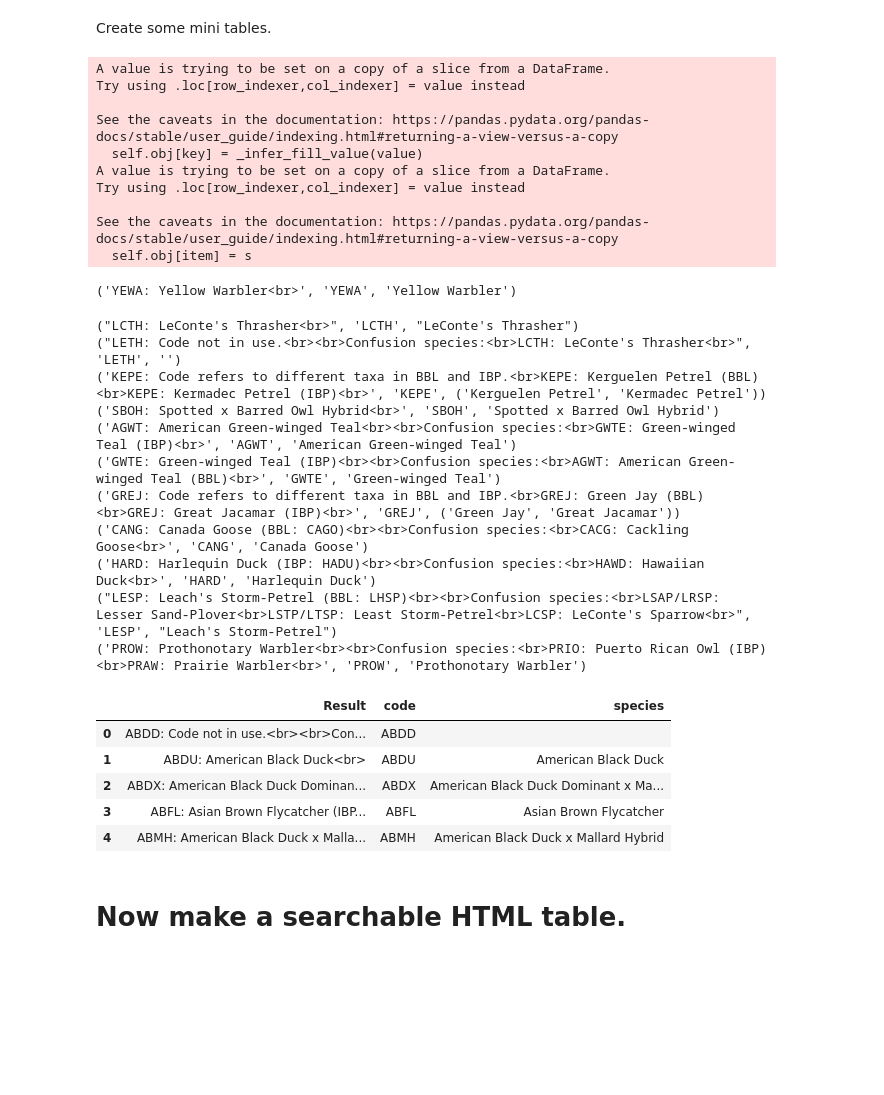
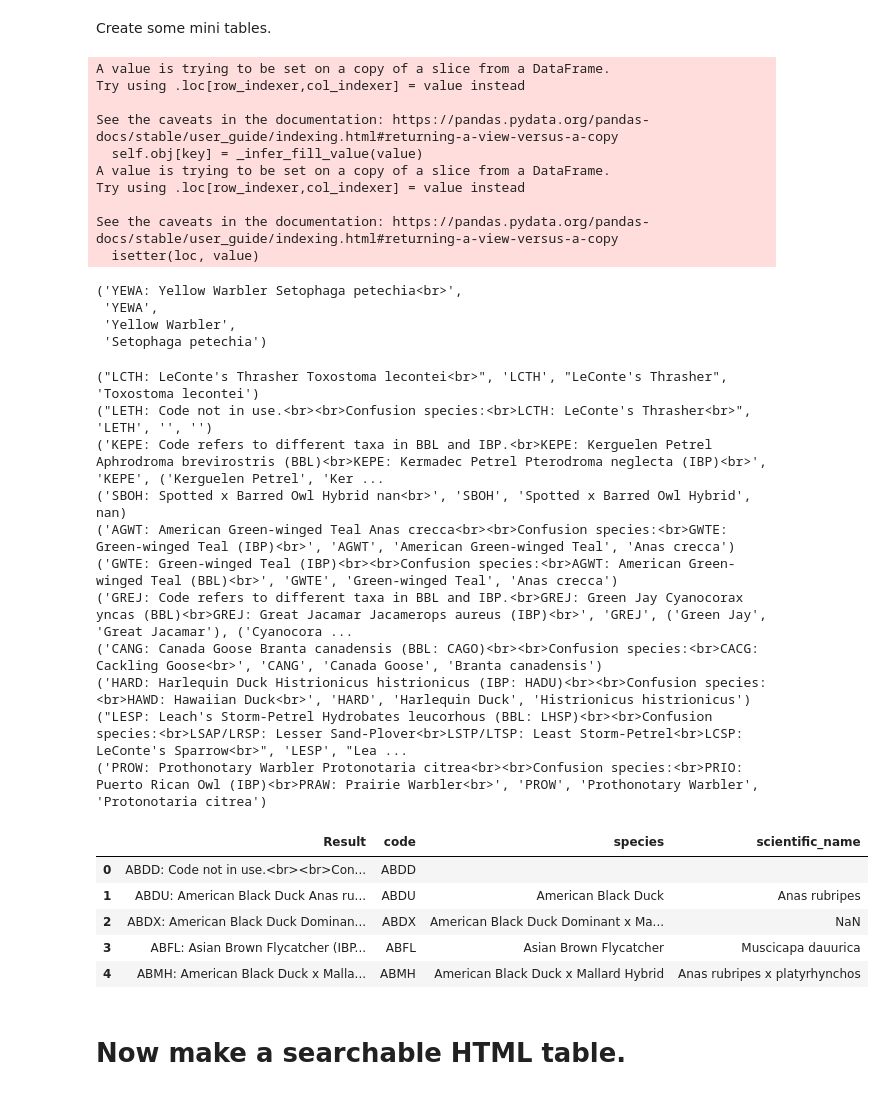
Before and after one commit to rhine3/goldeneye, a Jupyter notebook: src/alpha-code-prep.ipynb, the cells around one changed output. Cells and saved outputs as stored; diff of their text form; code cells hidden in the pictures; blank space fills up the shorter version.

Commit message:
Added scientific name

```diff
--- a/src/alpha-code-prep.ipynb
+++ b/src/alpha-code-prep.ipynb
@@ -469,9 +469,9 @@ for a in expected_codes_bbl:
 # %% [markdown]
 Create some mini tables.
 # %%
-ibp_df = ibp_table[['true_alpha', 'display_name', 'expected_alpha']]
+ibp_df = ibp_table[['true_alpha', 'display_name', 'scientific_name', 'expected_alpha']]
 ibp_df.loc[:, 'authority'] = 'ibp'
-bbl_df = bbl_table[['true_alpha', 'display_name', 'expected_alpha']]
+bbl_df = bbl_table[['true_alpha', 'display_name', 'scientific_name', 'expected_alpha']]
 bbl_df.loc[:, 'authority'] = 'bbl'
 # %% [output]
 A value is trying to be set on a copy of a slice from a DataFrame.
@@ -483,7 +483,7 @@ A value is trying to be set on a copy of a slice from a DataFrame.
 Try using .loc[row_indexer,col_indexer] = value instead
 
 See the caveats in the documentation: https://pandas.pydata.org/pandas-docs/stable/user_guide/indexing.html#returning-a-view-versus-a-copy
-  self.obj[item] = s
+  isetter(loc, value)
 # %%
 def code_search(term, print_result=True, sep='<br>'):
     #sep="\n" is another possibility
@@ -517,16 +517,18 @@ def code_search(term, print_result=True, sep='<br>'):
         # e.g. YEWA
         # If both refer to the same species
         if len(where_used.display_name.unique()) == 1:
-            print_string += f"{term}: {where_used.display_name.values[0]}{sep}"
+            print_string += f"{term}: {where_used.display_name.values[0]} {where_used.scientific_name.values[0]}{sep}"
             species = where_used.display_name.values[0]
+            scientific_name = where_used.scientific_name.values[0]
 
         # If it differs between the two
         else:
             # e.g. KEPE
             print_string += (f"{term}: Code refers to different taxa in BBL and IBP.{sep}")
-            print_string += f"{term}: {where_used.display_name.values[0]} ({where_used.authority.values[0].upper()}){sep}"
-            print_string += f"{term}: {where_used.display_name.values[1]} ({where_used.authority.values[1].upper()}){sep}"
+            print_string += f"{term}: {where_used.display_name.values[0]} {where_used.scientific_name.values[0]} ({where_used.authority.values[0].upper()}){sep}"
+            print_string += f"{term}: {where_used.display_name.values[1]} {where_used.scientific_name.values[1]} ({where_used.authority.values[1].upper()}){sep}"
             species = where_used.display_name.values[0], where_used.display_name.values[1]
+            scientific_name = where_used.scientific_name.values[0], where_used.scientific_name.values[1]
 
     # If only one authority uses the code for one species
     elif where_used.shape[0] == 1:
@@ -540,12 +542,14 @@ def code_search(term, print_result=True, sep='<br>'):
         if different_code.shape[0] == 0:
             print_string += f"{term}: {where_used.display_name.values[0]} ({where_used.authority.values[0].upper()}){sep}"
             species = where_used.display_name.values[0]
+            scientific_name = where_used.scientific_name.values[0]
 
         # If that species does appear in the other authority under a different code
         # e.g. CANG
         else:
-            print_string += f"{term}: {where_used.display_name.values[0]} ({different_code.authority.values[0].upper()}: {different_code.true_alpha.values[0].upper()}){sep}"
+            print_string += f"{term}: {where_used.display_name.values[0]} {where_used.scientific_name.values[0]} ({different_code.authority.values[0].upper()}: {different_code.true_alpha.values[0].upper()}){sep}"
             species = where_used.display_name.values[0]
+            scientific_name = where_used.scientific_name.values[0]
             #print_string += f"{term}: {where_used.display_name.values[0]} ({where_used.authority.values[0].upper()}){sep}"
             #print_string += f"[{different_code.true_alpha.values[0]}: {where_used.display_name.values[0]} ({different_code.authority.values[0].upper()})]{sep}"
             #print_string += f"({different_code.authority.values[0].upper()} code for {where_used.display_name.values[0]}: {different_code.true_alpha.values[0]}){sep}"
@@ -557,6 +561,7 @@ def code_search(term, print_result=True, sep='<br>'):
         if all_all.shape[0] > 0:
             print_string += f"{term}: Code not in use.{sep}"
             species = ''
+            scientific_name = ''
         else:
             print_string += f"{term}: Code not found.{sep}"
             return False, False
@@ -595,10 +600,13 @@ def code_search(term, print_result=True, sep='<br>'):
     #if print_result:
     #    print(print_string)
 
-    return print_string, term, species
+    return print_string, term, species, scientific_name
 code_search('yewa')
 # %% [output]
-('YEWA: Yellow Warbler<br>', 'YEWA', 'Yellow Warbler')
+('YEWA: Yellow Warbler Setophaga petechia<br>',
+ 'YEWA',
+ 'Yellow Warbler',
+ 'Setophaga petechia')
 # %%
 print(code_search("LCTH"))
 print(code_search("leth"))
@@ -612,17 +620,17 @@ print(code_search("hard"))
 print(code_search("lesp"))
 print(code_search("prow"))
 # %% [output]
-("LCTH: LeConte's Thrasher<br>", 'LCTH', "LeConte's Thrasher")
-("LETH: Code not in use.<br><br>Confusion species:<br>LCTH: LeConte's Thrasher<br>", 'LETH', '')
-('KEPE: Code refers to different taxa in BBL and IBP.<br>KEPE: Kerguelen Petrel (BBL)<br>KEPE: Kermadec Petrel (IBP)<br>', 'KEPE', ('Kerguelen Petrel', 'Kermadec Petrel'))
-('SBOH: Spotted x Barred Owl Hybrid<br>', 'SBOH', 'Spotted x Barred Owl Hybrid')
-('AGWT: American Green-winged Teal<br><br>Confusion species:<br>GWTE: Green-winged Teal (IBP)<br>', 'AGWT', 'American Green-winged Teal')
-('GWTE: Green-winged Teal (IBP)<br><br>Confusion species:<br>AGWT: American Green-winged Teal (BBL)<br>', 'GWTE', 'Green-winged Teal')
-('GREJ: Code refers to different taxa in BBL and IBP.<br>GREJ: Green Jay (BBL)<br>GREJ: Great Jacamar (IBP)<br>', 'GREJ', ('Green Jay', 'Great Jacamar'))
-('CANG: Canada Goose (BBL: CAGO)<br><br>Confusion species:<br>CACG: Cackling Goose<br>', 'CANG', 'Canada Goose')
-('HARD: Harlequin Duck (IBP: HADU)<br><br>Confusion species:<br>HAWD: Hawaiian Duck<br>', 'HARD', 'Harlequin Duck')
-("LESP: Leach's Storm-Petrel (BBL: LHSP)<br><br>Confusion species:<br>LSAP/LRSP: Lesser Sand-Plover<br>LSTP/LTSP: Least Storm-Petrel<br>LCSP: LeConte's Sparrow<br>", 'LESP', "Leach's Storm-Petrel")
-('PROW: Prothonotary Warbler<br><br>Confusion species:<br>PRIO: Puerto Rican Owl (IBP)<br>PRAW: Prairie Warbler<br>', 'PROW', 'Prothonotary Warbler')
+("LCTH: LeConte's Thrasher Toxostoma lecontei<br>", 'LCTH', "LeConte's Thrasher", 'Toxostoma lecontei')
+("LETH: Code not in use.<br><br>Confusion species:<br>LCTH: LeConte's Thrasher<br>", 'LETH', '', '')
+('KEPE: Code refers to different taxa in BBL and IBP.<br>KEPE: Kerguelen Petrel Aphrodroma brevirostris (BBL)<br>KEPE: Kermadec Petrel Pterodroma neglecta (IBP)<br>', 'KEPE', ('Kerguelen Petrel', 'Ker ...
+('SBOH: Spotted x Barred Owl Hybrid nan<br>', 'SBOH', 'Spotted x Barred Owl Hybrid', nan)
+('AGWT: American Green-winged Teal Anas crecca<br><br>Confusion species:<br>GWTE: Green-winged Teal (IBP)<br>', 'AGWT', 'American Green-winged Teal', 'Anas crecca')
+('GWTE: Green-winged Teal (IBP)<br><br>Confusion species:<br>AGWT: American Green-winged Teal (BBL)<br>', 'GWTE', 'Green-winged Teal', 'Anas crecca')
+('GREJ: Code refers to different taxa in BBL and IBP.<br>GREJ: Green Jay Cyanocorax yncas (BBL)<br>GREJ: Great Jacamar Jacamerops aureus (IBP)<br>', 'GREJ', ('Green Jay', 'Great Jacamar'), ('Cyanocora ...
+('CANG: Canada Goose Branta canadensis (BBL: CAGO)<br><br>Confusion species:<br>CACG: Cackling Goose<br>', 'CANG', 'Canada Goose', 'Branta canadensis')
+('HARD: Harlequin Duck Histrionicus histrionicus (IBP: HADU)<br><br>Confusion species:<br>HAWD: Hawaiian Duck<br>', 'HARD', 'Harlequin Duck', 'Histrionicus histrionicus')
+("LESP: Leach's Storm-Petrel Hydrobates leucorhous (BBL: LHSP)<br><br>Confusion species:<br>LSAP/LRSP: Lesser Sand-Plover<br>LSTP/LTSP: Least Storm-Petrel<br>LCSP: LeConte's Sparrow<br>", 'LESP', "Lea ...
+('PROW: Prothonotary Warbler Protonotaria citrea<br><br>Confusion species:<br>PRIO: Puerto Rican Owl (IBP)<br>PRAW: Prairie Warbler<br>', 'PROW', 'Prothonotary Warbler', 'Protonotaria citrea')
 # %%
 
 all_codes_appearing = []
@@ -635,21 +643,23 @@ all_codes = sorted(set(all_codes_appearing))
 print_column = []
 code_column = []
 species_column = []
+sci_name_column = []
 for code in all_codes:
     ret = code_search(code, print_result=False)
     print_column.append(ret[0])
     code_column.append(ret[1])
     species_column.append(ret[2])
+    sci_name_column.append(ret[3])
 # %%
-df = pd.DataFrame({"Result":print_column, "code":code_column, "species":species_column})
+df = pd.DataFrame({"Result":print_column, "code":code_column, "species":species_column, "scientific_name": sci_name_column})
 df.head()
 # %% [output]
-|  | Result | code | species |
-| 0 | ABDD: Code not in use.<br><br>Con... | ABDD |  |
-| 1 | ABDU: American Black Duck<br> | ABDU | American Black Duck |
-| 2 | ABDX: American Black Duck Dominan... | ABDX | American Black Duck Dominant x Ma... |
-| 3 | ABFL: Asian Brown Flycatcher (IBP... | ABFL | Asian Brown Flycatcher |
-| 4 | ABMH: American Black Duck x Malla... | ABMH | American Black Duck x Mallard Hybrid |
+|  | Result | code | species | scientific_name |
+| 0 | ABDD: Code not in use.<br><br>Con... | ABDD |  |  |
+| 1 | ABDU: American Black Duck Anas ru... | ABDU | American Black Duck | Anas rubripes |
+| 2 | ABDX: American Black Duck Dominan... | ABDX | American Black Duck Dominant x Ma... | NaN |
+| 3 | ABFL: Asian Brown Flycatcher (IBP... | ABFL | Asian Brown Flycatcher | Muscicapa dauurica |
+| 4 | ABMH: American Black Duck x Malla... | ABMH | American Black Duck x Mallard Hybrid | Anas rubripes x platyrhynchos |
 # %% [markdown]
 # Now make a searchable HTML table.
 # %% [markdown]
```
Also changed, not shown: parts of 4 cells of this notebook, 2 other files.
